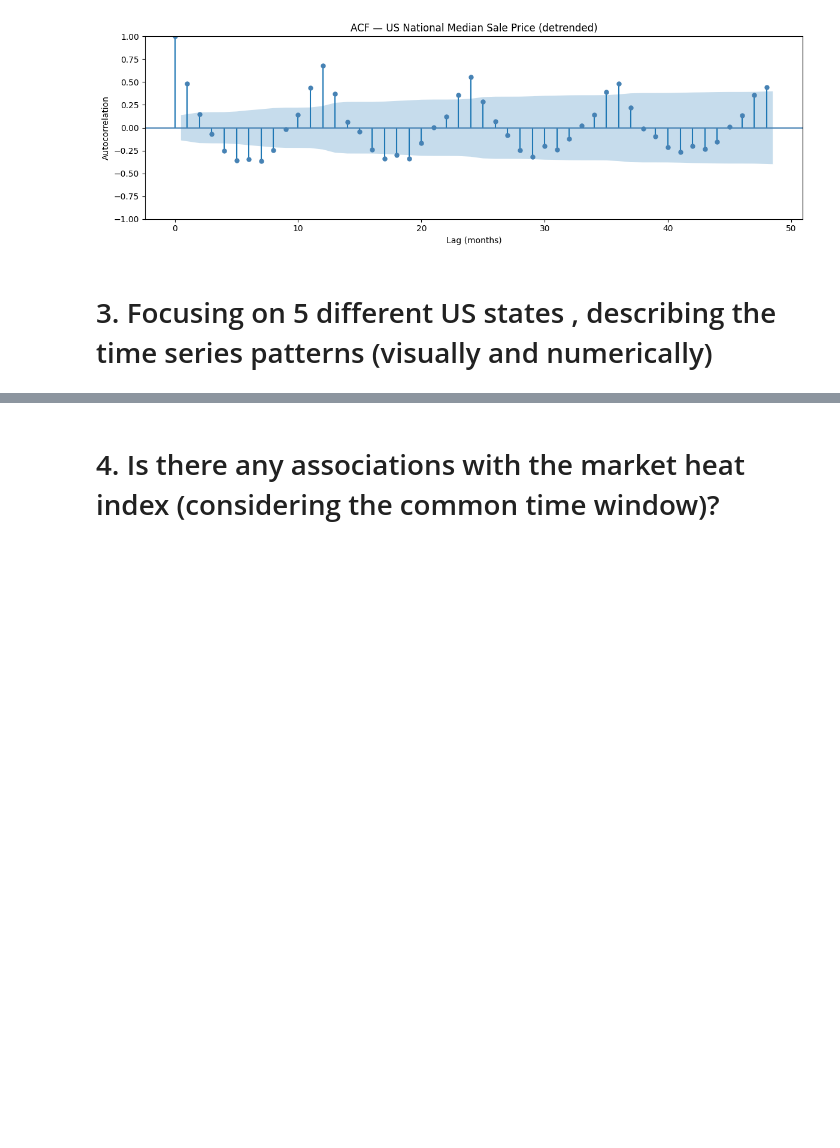
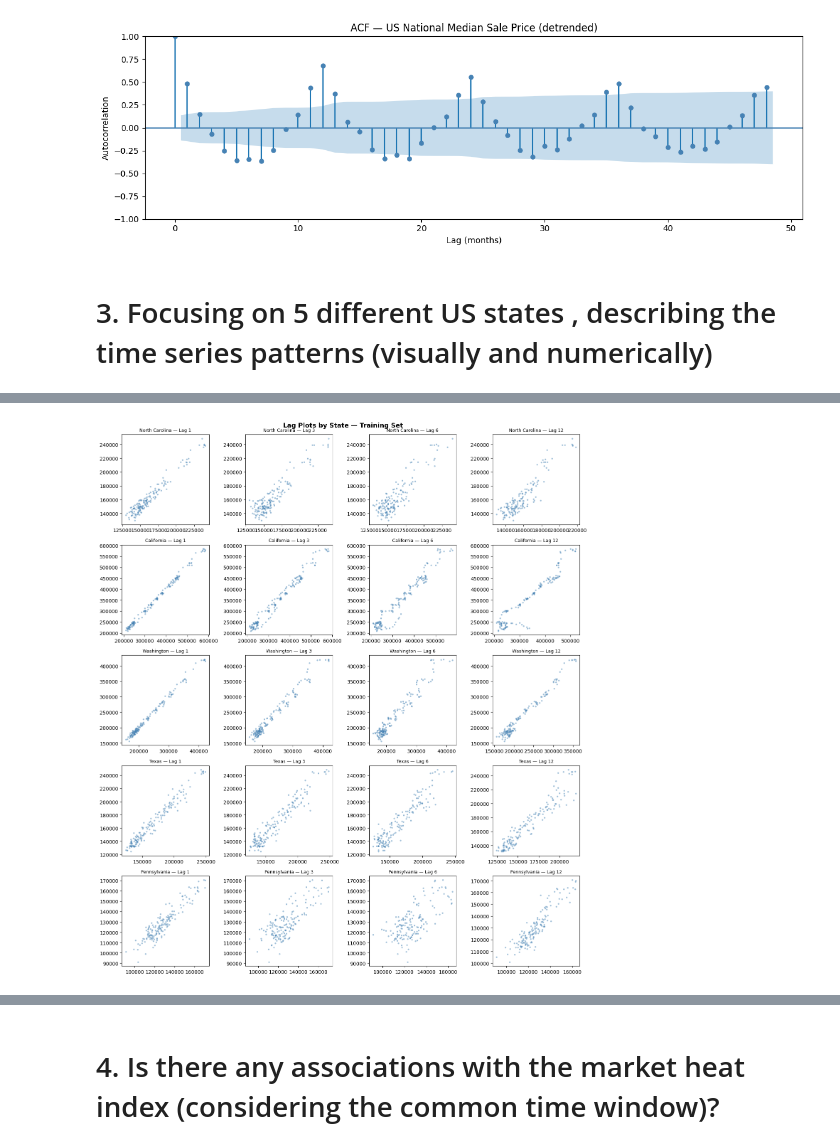
Before and after one commit to Onath/PropertyPriceForecasting, a Jupyter notebook: property_price_forecasting.ipynb, the cells around one changed output, grey strips where cells are left out. Cells and saved outputs as stored; diff of their text form; code cells hidden in the pictures; blank space fills up the shorter version.

```diff
--- a/property_price_forecasting.ipynb
+++ b/property_price_forecasting.ipynb
@@ -461,7 +588,7 @@ df_sale_price_updated[
 | 2024-09-30 | 394371 | 891 | Beatrice, NE | msa | NE | NaN |
 27447 rows × 6 columns
 # %%
-pricdf_sale_price_updatede_df = df_sale_price_updated.sort_index()
+df_sale_price_updated = df_sale_price_updated.sort_index()
 
 df_sale_price_updated['MedianSalePrice'] = (
     df_sale_price_updated.groupby('StateName')['MedianSalePrice']
@@ -928,0 +1151,20 @@ plt.show()
+# %%
+from pandas.plotting import lag_plot
+
+lags_to_plot = [1, 3, 6, 12]
+
+fig, axes = plt.subplots(5, 4, figsize=(14, 16))
+
+for row, (state, full_name) in enumerate(selected_states.items()):
+    for col, lag in enumerate(lags_to_plot):
+        lag_plot(states_train[state], lag=lag, ax=axes[row, col],
+                 c='steelblue', alpha=0.4, s=5)
+        axes[row, col].set_title(f'{full_name} — Lag {lag}', fontsize=9)
+        axes[row, col].set_xlabel('')
+        axes[row, col].set_ylabel('')
+
+plt.suptitle('Lag Plots by State — Training Set', fontsize=13, weight='bold')
+plt.tight_layout()
+plt.show()
+# %% [output]
+[figure, added]
```
Also changed, not shown: parts of 21 cells of this notebook.
